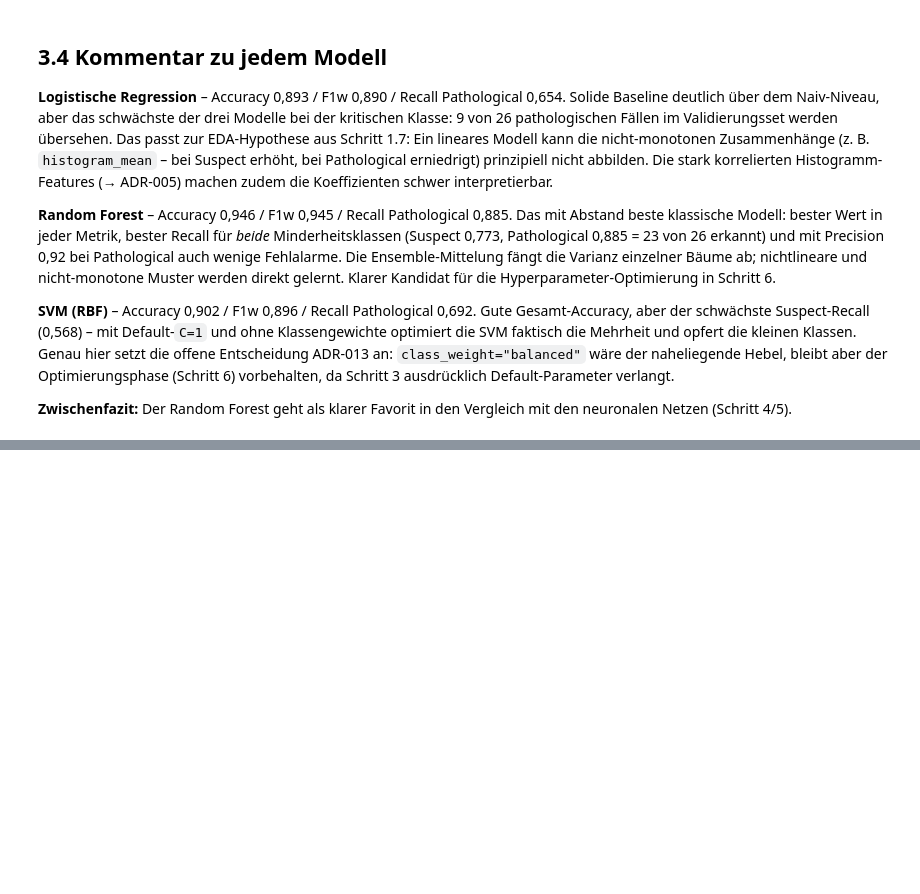
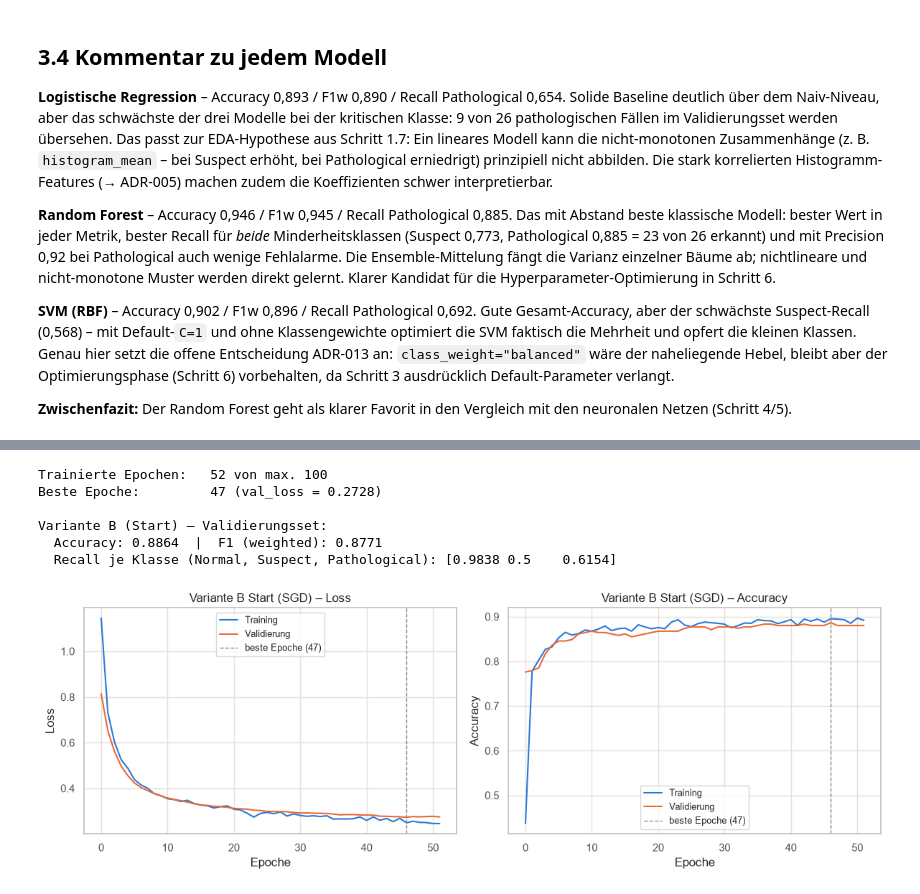
Before and after one commit to spaiK111/DHBW-ML-Assignment, a Jupyter notebook: src/fetal_health_modellvergleich.ipynb, the cells around one changed output, grey strips where cells are left out. Drawn from its saved outputs; the diff is of its cells as text; code cells hidden in the pictures; blank space fills up the shorter version.

```diff
--- a/src/fetal_health_modellvergleich.ipynb
+++ b/src/fetal_health_modellvergleich.ipynb
@@ -982,0 +1160,19 @@ Early Stopping auf `val_loss`)*
+# %%
+# Quelle: Claude
+def baue_variante_b():
+    """Architektur der Variante B - wird auch fuer die optimierte Fassung wiederverwendet."""
+    return keras.Sequential([
+        keras.Input(shape=(N_FEATURES,)),
+        layers.Dense(64, activation="relu"),
+        layers.Dropout(0.3),
+        layers.Dense(32, activation="relu"),
+        layers.Dense(N_CLASSES, activation="softmax"),
+    ], name="MLP_Variante_B")
+
+
+keras.utils.set_random_seed(RANDOM_STATE)
+modell_b = baue_variante_b()
+modell_b.compile(optimizer=keras.optimizers.SGD(),   # Default: lr=0.01, momentum=0.0
+                 loss="sparse_categorical_crossentropy",
+                 metrics=["accuracy"])
+modell_b.summary()
@@ -982,0 +1195,27 @@ Early Stopping auf `val_loss`)*
+# %%
+# Quelle: Claude
+hist_b = modell_b.fit(X_train_scaled, y_train,
+                      validation_data=(X_val_scaled, y_val),
+                      epochs=100, batch_size=32,
+                      callbacks=[keras.callbacks.EarlyStopping(
+                          monitor="val_loss", patience=5, restore_best_weights=True)],
+                      verbose=0)
+
+beste_b = int(np.argmin(hist_b.history["val_loss"])) + 1
+print(f"Trainierte Epochen:   {len(hist_b.history['loss'])} von max. 100")
+print(f"Beste Epoche:         {beste_b} (val_loss = {min(hist_b.history['val_loss']):.4f})")
+
+res_b_start = nn_validierung(modell_b)
+print(f"\nVariante B (Start) – Validierungsset:")
+print(f"  Accuracy: {res_b_start['Accuracy']}  |  F1 (weighted): {res_b_start['F1 (weighted)']}")
+print(f"  Recall je Klasse ({', '.join(TARGET_NAMES)}): {res_b_start['Recall je Klasse']}")
+
+lernkurven_plot(hist_b, "Variante B Start (SGD)")
+# %% [output]
+Trainierte Epochen:   52 von max. 100
+Beste Epoche:         47 (val_loss = 0.2728)
+
+Variante B (Start) – Validierungsset:
+  Accuracy: 0.8864  |  F1 (weighted): 0.8771
+  Recall je Klasse (Normal, Suspect, Pathological): [0.9838 0.5    0.6154]
+[figure, added]
```
Also changed, not shown: parts of 44 cells of this notebook, 2 other files.
